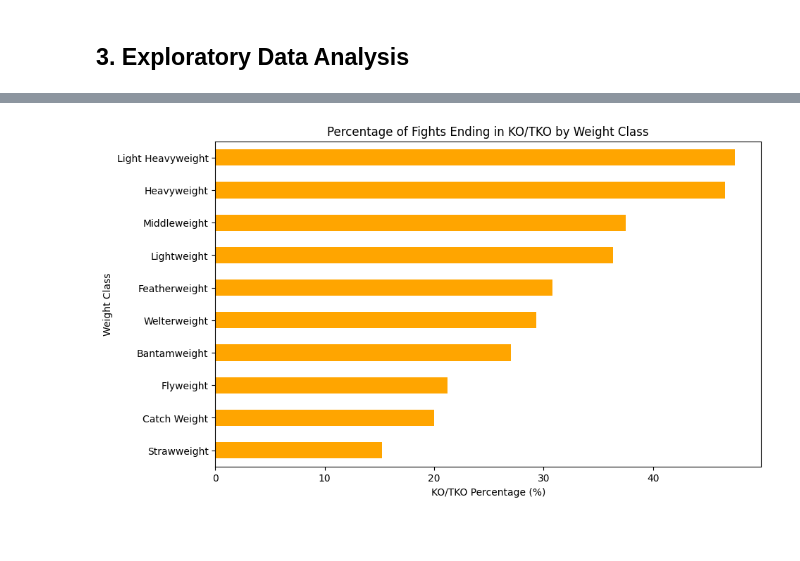
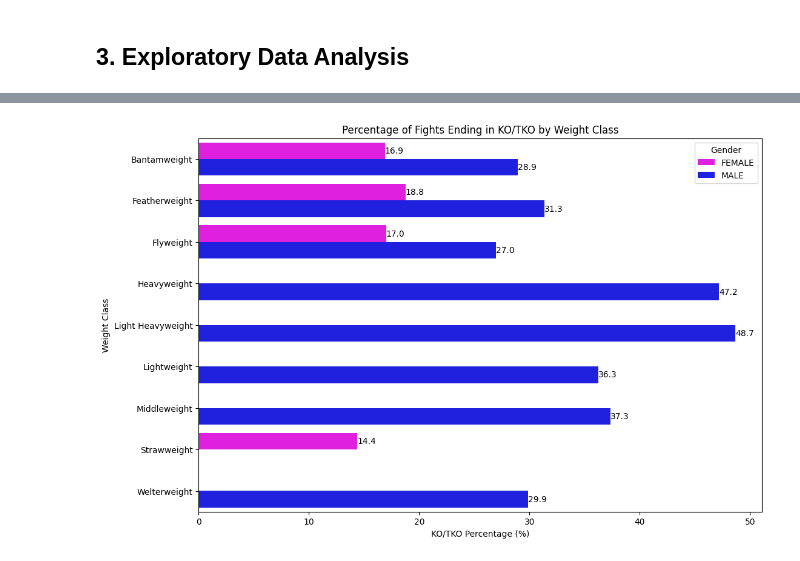
Before and after one commit to jmanlang/ufc-data-analysis, a Jupyter notebook: analysis.ipynb, the cells around one changed output, grey strips where cells are left out. Saved outputs shown, nothing was run; the diff lists cells and outputs as text; code cells hidden in the pictures; blank space fills up the shorter version.

```diff
--- a/analysis.ipynb
+++ b/analysis.ipynb
@@ -90,6 +95,7 @@ all_fights.loc[all_fights.duplicated()]
  In this data set, fights involving fighters making their UFC debut have 0's across their career statistics because they have no prior UFC fights from which to calculate statistics from. However, these fighters often have prior MMA experience from other organizations, so taking into account the statistical differences between opposing fighters in debut matches would be misleading. We remove debut matches for this reason.
 # %%
 # Removing fights that involve fighters with no wins or losses
-all_fights = all_fights[~(
+'''all_fights = all_fights[~(
     ((all_fights['RedWins'] == 0) & (all_fights['RedLosses'] == 0)) |
     ((all_fights['BlueWins'] == 0) & (all_fights['BlueLosses'] == 0)))]
+    '''
@@ -247,0 +267,2 @@ plt.show()
+# %%
+analysis_df_no_catch = analysis_df[analysis_df['WeightClass'] != 'Catch Weight']
@@ -248,20 +286,27 @@ plt.show()
 # %%
-knockout_fights = analysis_df[analysis_df['Finish'].isin(['KO/TKO'])]
-# Calculate total fights per weight class
-total_fights_per_class = analysis_df.groupby('WeightClass').size()
+# Calculate total fights per weight class and gender
+total_fights_per_class_gender = analysis_df_no_catch.groupby(['WeightClass', 'Gender']).size()
 
-# Calculate KO/TKO fights per weight class
-ko_fights_per_class = knockout_fights.groupby('WeightClass').size()
-
+# Calculate KO/TKO fights per weight class and gender
+ko_fights_per_class_gender = analysis_df_no_catch[analysis_df_no_catch['Finish'] == 'KO/TKO'].groupby(['WeightClass', 'Gender']).size()
 # Calculate percentage
-percent_ko = (ko_fights_per_class / total_fights_per_class * 100).fillna(0)
+percent_ko_gender = (ko_fights_per_class_gender / total_fights_per_class_gender * 100).fillna(0).reset_index(name='KO/TKO %')
 
 # Plot
-plt.figure(figsize=(10, 6))
-percent_ko.sort_values().plot(kind='barh', color='orange')
+plt.figure(figsize=(12, 8))
+ax = sns.barplot(
+    data=percent_ko_gender,
+    y='WeightClass',
+    x='KO/TKO %',
+    hue='Gender',
+    palette={'MALE': 'blue', 'FEMALE': 'magenta'}
+
+)
 plt.xlabel('KO/TKO Percentage (%)')
 plt.ylabel('Weight Class')
 plt.title('Percentage of Fights Ending in KO/TKO by Weight Class')
+for container in ax.containers:
+    ax.bar_label(container, fmt='%.1f')
 plt.show()
 # %% [output]
-[figure, old version]
+[figure, new version]
```
Also changed, not shown: parts of 25 cells of this notebook.
